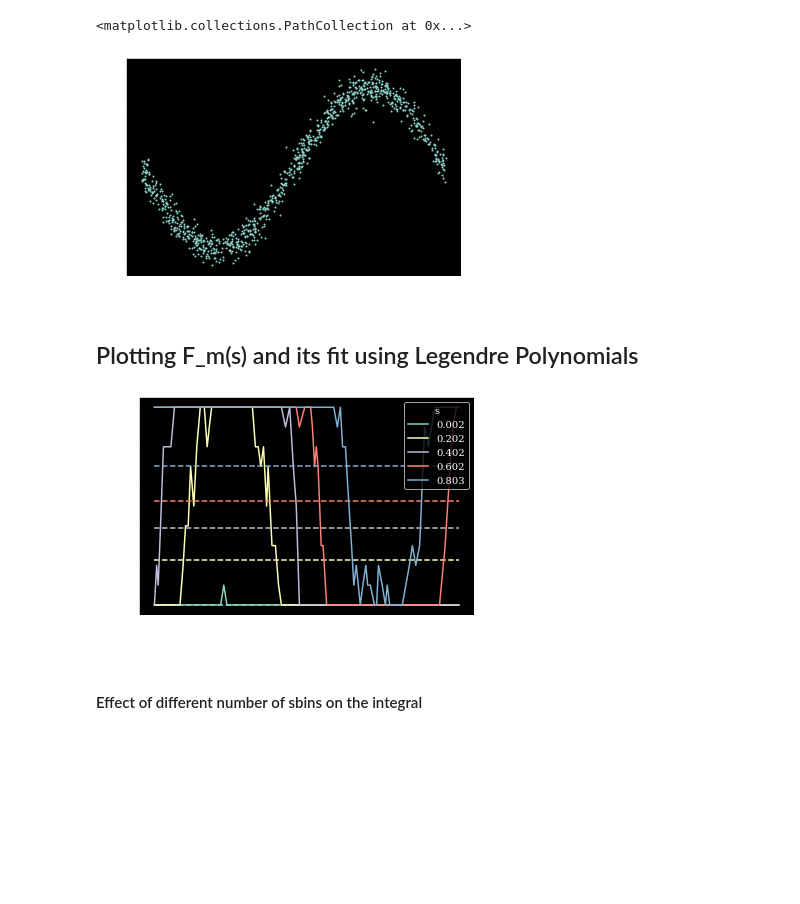
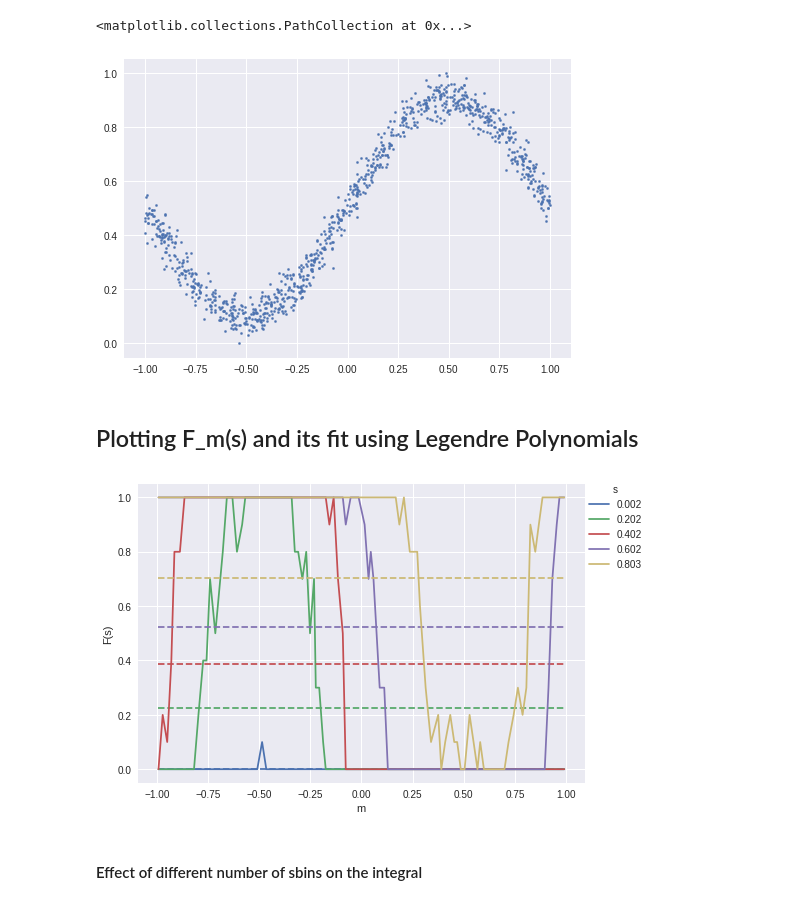
Before and after one commit to weissercn/UnbiasedML, a Jupyter notebook: UnbiasedML/nbs/ToyGrad.ipynb, the cells around one changed output. Saved outputs shown, nothing was run; the diff lists cells and outputs as text; code cells hidden in the pictures; blank space fills up the shorter version.

```diff
--- a/UnbiasedML/nbs/ToyGrad.ipynb
+++ b/UnbiasedML/nbs/ToyGrad.ipynb
@@ -3,6 +3,7 @@ from matplotlib import pyplot as plt
 import numpy as np
 import contextvars
 import torch
+plt.style.use("seaborn")
 torch.manual_seed(777)
 np.random.seed(777)
 # %%
@@ -153,10 +154,10 @@ m.sort()
 m = m.reshape(shape)
 scores = np.sin(m*np.pi) + np.random.normal(0,0.1,size=shape)
 scores = (scores - scores.min())/(scores.max() - scores.min())
-plt.scatter(m,scores,s=1)
+plt.scatter(m,scores,s=5)
 # %% [output]
 <matplotlib.collections.PathCollection at 0x...>
-[figure, old version]
+[figure, new version]
 # %%
 scoresTensor = torch.DoubleTensor(scores)
 fitter = LegendreFitter(m=m,power=2,order=0)
@@ -169,14 +170,14 @@ s = s_state.get() #Get scores s, used to calculate F(s)
 # %%
 #plotting F(s) and its fit for every 40th score
 for i,(Fs, s_value,fit) in enumerate(zip(F[::40],s[::40],fitter(F)[::40])):
     plt.plot(m.mean(axis=1),Fs,c=f"C{i}",label="{:.3f}".format(s_value.item()))
     plt.plot(m.mean(axis=1),fit,c=f"C{i}",ls='--')
-plt.legend(title="s")
+plt.legend(title="s",loc=(1,.7))
 plt.xlabel('m')
 plt.ylabel('F(s)')
 plt.show()
 # %% [output]
-[figure, old version]
+[figure, new version]
 # %% [markdown]
 #### Effect of different number of sbins on the integral
 # %%
```
Also changed, not shown: parts of 1 cell of this notebook, 2 other files.
